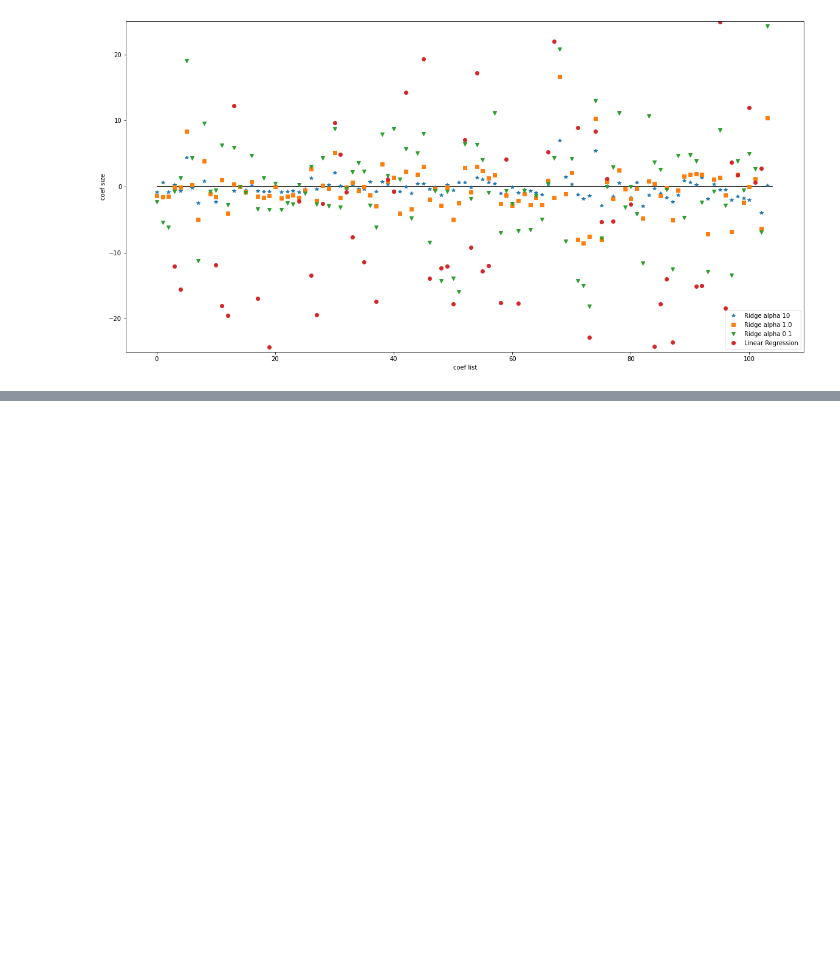
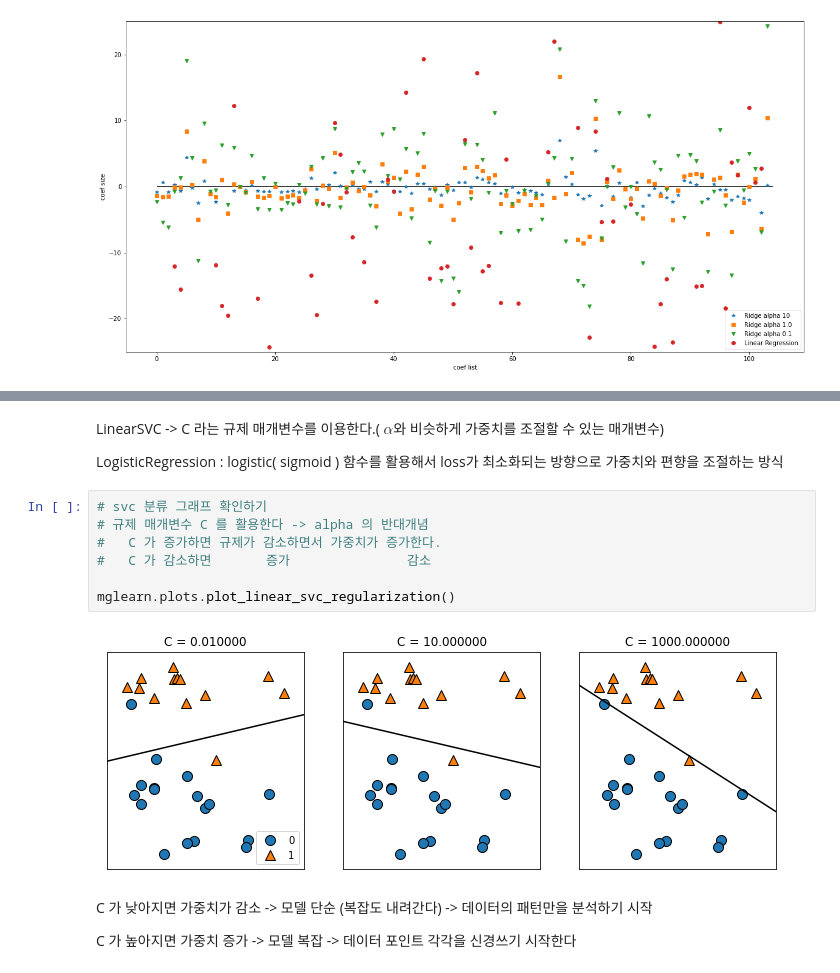
Before and after one commit to muu86/ml_study, a Jupyter notebook: 2_선형_모델.ipynb, the cells around one changed output, grey strips where cells are left out. Cells and saved outputs as stored; diff of their text form; blank space fills up the shorter version.

```diff
--- a/2_선형_모델.ipynb
+++ b/2_선형_모델.ipynb
@@ -139,0 +235,17 @@ plt.legend()
+# %% [markdown]
+LinearSVC -> C 라는 규제 매개변수를 이용한다.( $\alpha$와 비슷하게 가중치를 조절할 수 있는 매개변수)
+
+LogisticRegression : logistic( sigmoid ) 함수를 활용해서 loss가 최소화되는 방향으로 가중치와 편향을 조절하는 방식
+# %%
+# svc 분류 그래프 확인하기
+# 규제 매개변수 C 를 활용한다 -> alpha 의 반대개념
+#   C 가 증가하면 규제가 감소하면서 가중치가 증가한다.
+#   C 가 감소하면       증가               감소
+
+mglearn.plots.plot_linear_svc_regularization()
+# %% [output]
+[figure, added]
+# %% [markdown]
+C 가 낮아지면 가중치가 감소 -> 모델 단순 (복잡도 내려간다) -> 데이터의 패턴만을 분석하기 시작
+
+C 가 높아지면 가중치 증가 -> 모델 복잡 -> 데이터 포인트 각각을 신경쓰기 시작한다
```
Also changed, not shown: parts of 17 cells of this notebook.
